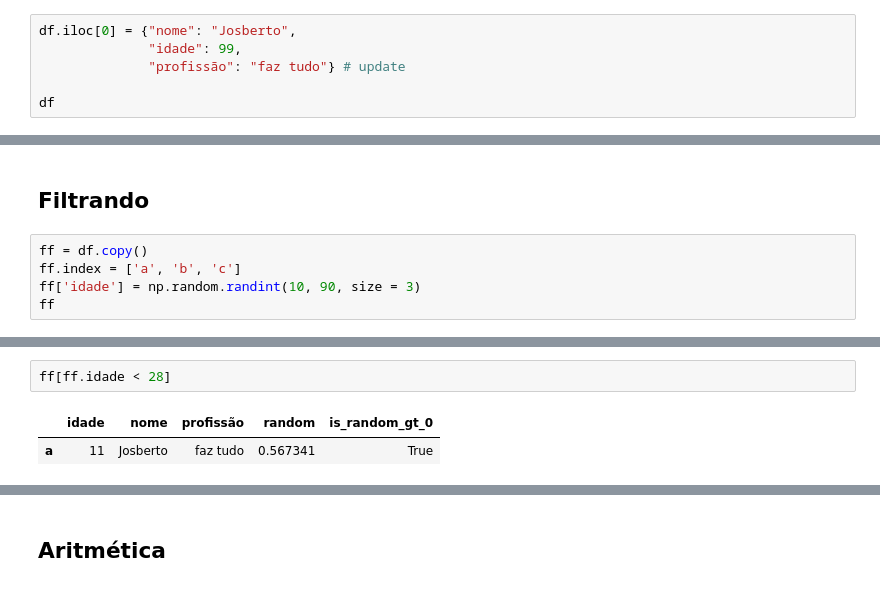
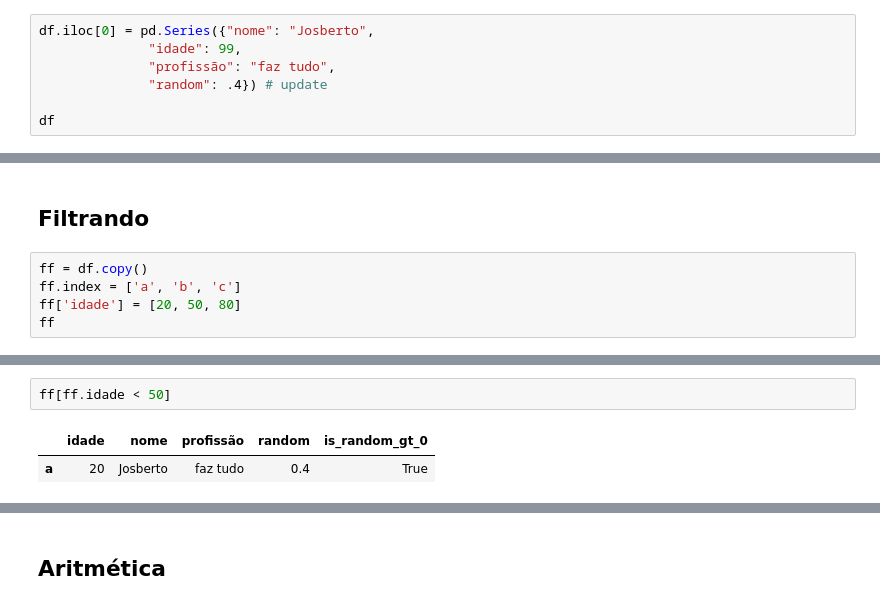
Before and after one commit to abevieiramota/course-python-data-analysis1, a Jupyter notebook: 03 - Pandas/3.1 - Pandas - Básico.ipynb, the cells around one changed output, grey strips where cells are left out. Cells and saved outputs as stored; diff of their text form.

```diff
--- a/03 - Pandas/3.1 - Pandas - Básico.ipynb
+++ b/03 - Pandas/3.1 - Pandas - Básico.ipynb
@@ -423,9 +430,10 @@ df
 # %% [markdown]
 ### Alterando o dataframe
 # %%
-df.iloc[0] = {"nome": "Josberto",
+df.iloc[0] = pd.Series({"nome": "Josberto",
               "idade": 99,
-              "profissão": "faz tudo"} # update
+              "profissão": "faz tudo",
+              "random": .4}) # update
 
 df
 # %% [output]
@@ -521,7 +529,7 @@ dtype: int64
 # %%
 ff = df.copy()
 ff.index = ['a', 'b', 'c']
-ff['idade'] = np.random.randint(10, 90, size = 3)
+ff['idade'] = [20, 50, 80]
 ff
 # %% [output]
 |  | idade | nome | profissão | random | is_random_gt_0 |
@@ -601,7 +609,7 @@ b    False
 c    False
 Name: idade, dtype: bool
 # %%
-ff[ff.idade < 28]
+ff[ff.idade < 50]
 # %% [output]
 |  | idade | nome | profissão | random | is_random_gt_0 |
-| a | 11 | Josberto | faz tudo | 0.567341 | True |
+| a | 20 | Josberto | faz tudo | 0.4 | True |
```
Also changed, not shown: parts of 74 cells of this notebook, 5 other files.
